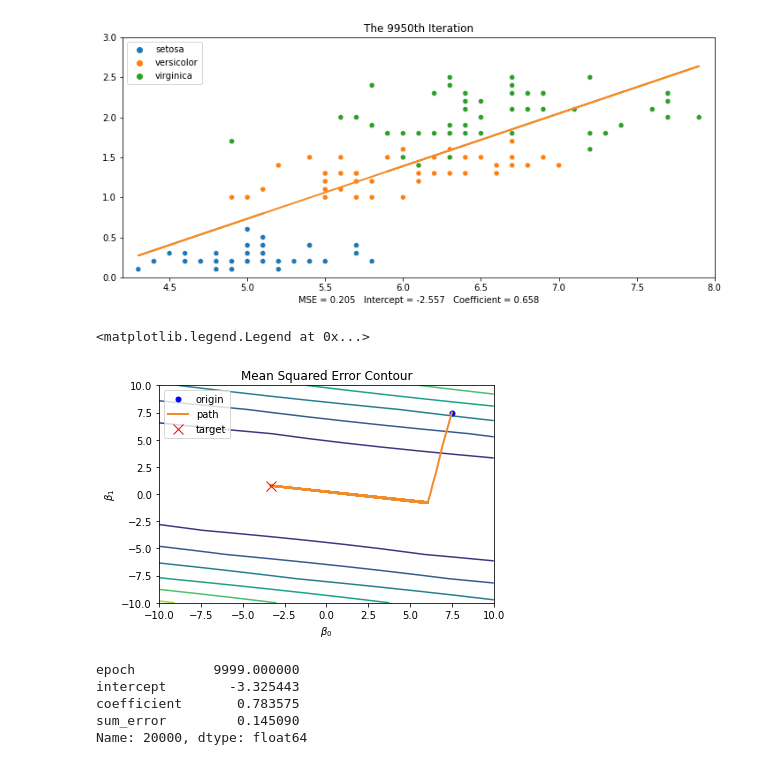
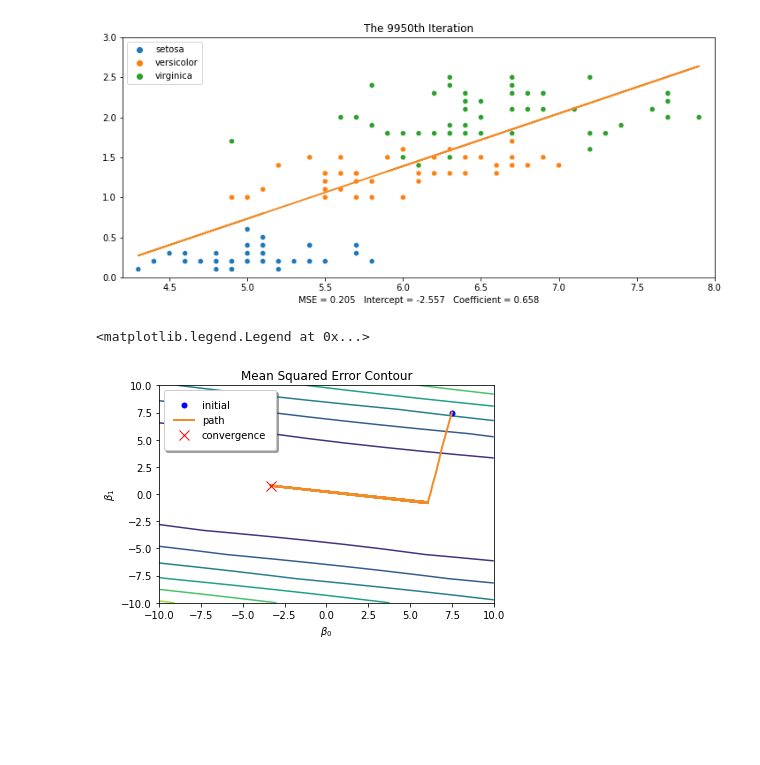
Before and after one commit to bsraya/optimization-algorithms, a Jupyter notebook: mbgd.ipynb, the cells around one changed output. Cells and saved outputs as stored; diff of their text form; code cells hidden in the pictures; blank space fills up the shorter version.

```diff
--- a/mbgd.ipynb
+++ b/mbgd.ipynb
@@ -129,7 +145,7 @@ sns.scatterplot(
     hue = species_names
 )
 
-for i in range(0, 9999):
+for i in range(0, maxx):
     # plot the regression line
     plt.plot(
         sepal_length,
@@ -142,7 +158,7 @@ for i in range(0, 9999):
 
 plt.plot(
     sepal_length,
-    mbgd_loss['intercept'][9999] + mbgd_loss['coefficient'][9999] * sepal_length,
+    mbgd_loss['intercept'][maxx] + mbgd_loss['coefficient'][maxx] * sepal_length,
     color = '#f28c28',
     lw = 3,
     linestyle = '-'
@@ -201,20 +217,12 @@ for i in range(x.shape[0]):
 # %%
 plt.contour(x, y, z)
 plt.title("Mean Squared Error Contour")
 plt.xlabel(r'$\beta_0$')
 plt.ylabel(r'$\beta_1$')
-plt.plot(mbgd_loss['intercept'][0], mbgd_loss['coefficient'][0], "o", markersize=5, color="blue", label="origin")
+plt.plot(mbgd_loss['intercept'][0], mbgd_loss['coefficient'][0], "o", markersize=5, color="blue", label="initial")
 plt.plot(mbgd_loss['intercept'][0:len(mbgd_loss)-2], mbgd_loss['coefficient'][0:len(mbgd_loss)-2], color="#f28c28", linewidth=2, label="path")
-plt.plot(mbgd_loss['intercept'][len(mbgd_loss)-1], mbgd_loss['coefficient'][len(mbgd_loss)-1], 'x', markersize=10, color='red', label="target")
-plt.legend()
+plt.plot(mbgd_loss['intercept'][len(mbgd_loss)-1], mbgd_loss['coefficient'][len(mbgd_loss)-1], 'x', markersize=10, color='red', label="convergence")
+plt.legend(fancybox=True, framealpha=1, shadow=True, borderpad=1)
 # %% [output]
 <matplotlib.legend.Legend at 0x...>
-[figure, old version]
+[figure, new version]
-# %%
-print(mbgd_loss.iloc[-1])
-# %% [output]
-epoch          9999.000000
-intercept        -3.325443
-coefficient       0.783575
-sum_error         0.145090
-Name: 20000, dtype: float64
```
Also changed, not shown: parts of 3 cells of this notebook, 2 other files.
